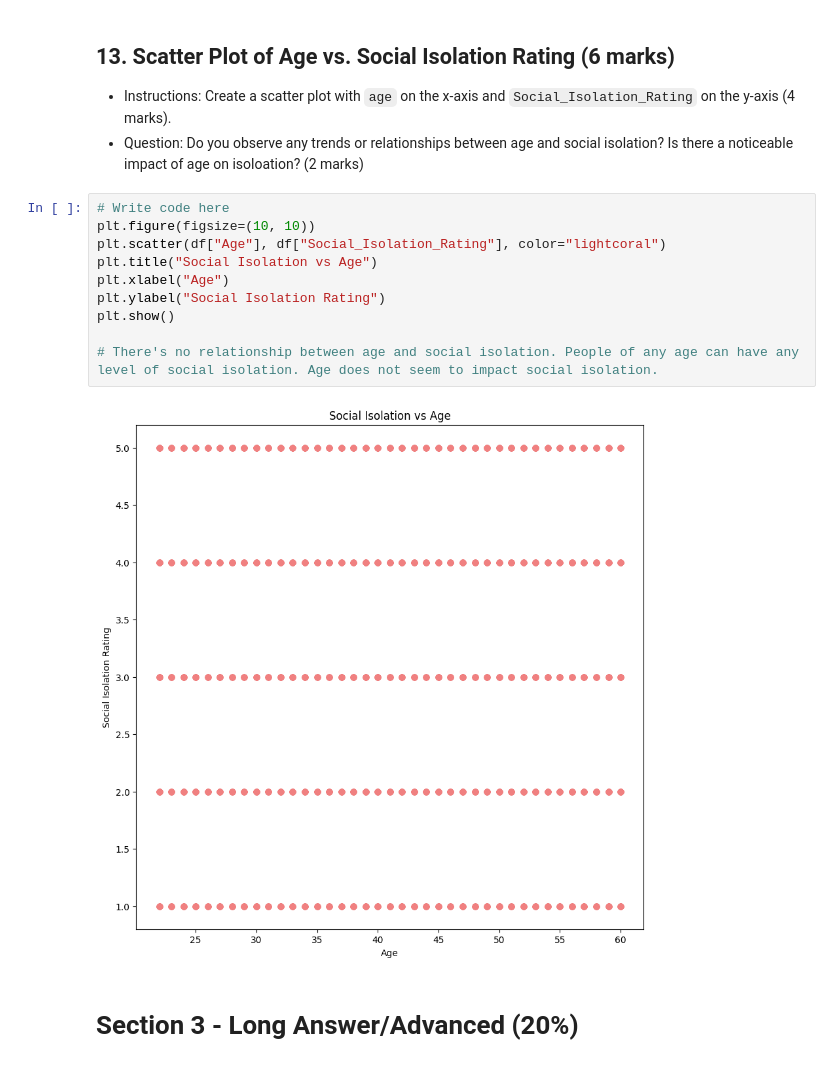
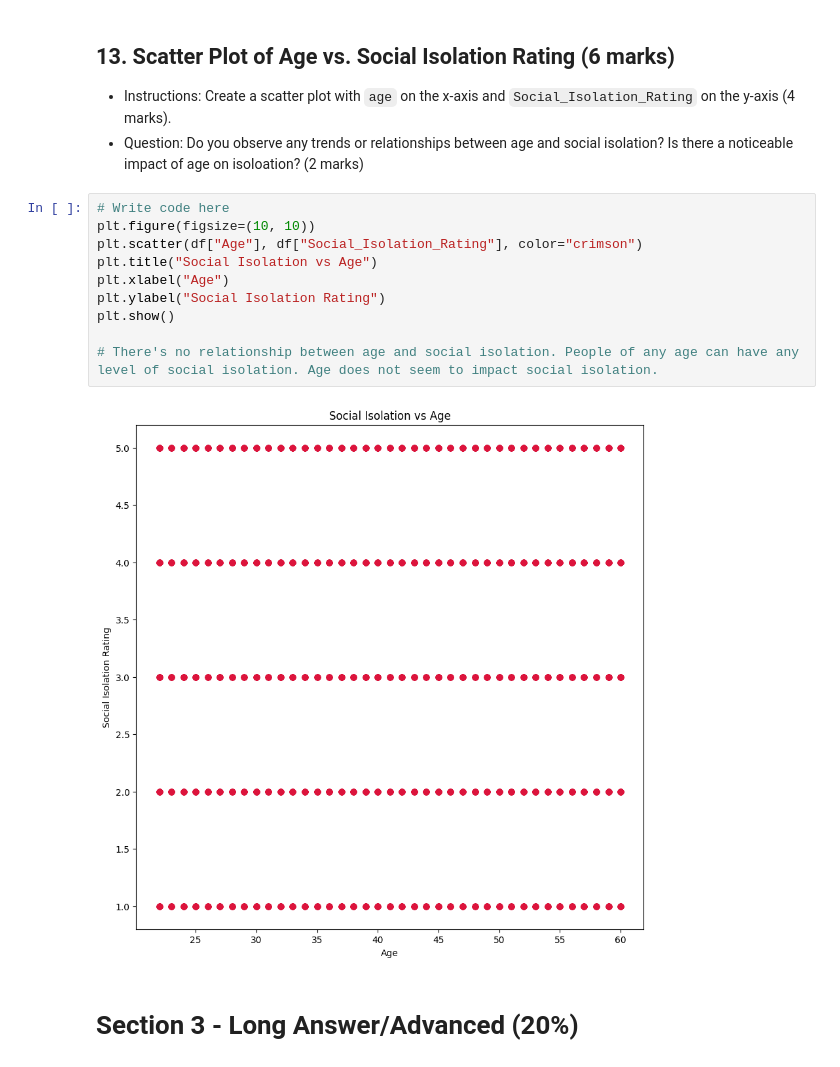
Before and after one commit to cybardev/ShiftKey-DataAnalytics, a Jupyter notebook: Assessment/Data_Analytics_with_Python_Assessment.ipynb, the cells around one changed output. Cells and saved outputs as stored; diff of their text form.

```diff
--- a/Assessment/Data_Analytics_with_Python_Assessment.ipynb
+++ b/Assessment/Data_Analytics_with_Python_Assessment.ipynb
@@ -427,15 +427,15 @@ plt.show()
 # %%
 # Write code here
 plt.figure(figsize=(10, 10))
-plt.scatter(df["Age"], df["Social_Isolation_Rating"], color="lightcoral")
+plt.scatter(df["Age"], df["Social_Isolation_Rating"], color="crimson")
 plt.title("Social Isolation vs Age")
 plt.xlabel("Age")
 plt.ylabel("Social Isolation Rating")
 plt.show()
 
 # There's no relationship between age and social isolation. People of any age can have any level of social isolation. Age does not seem to impact social isolation.
 # %% [output]
-[figure, old version]
+[figure, new version]
 # %% [markdown]
 # Section 3 - Long Answer/Advanced (20%)
 # %% [markdown]
```
Also changed, not shown: parts of 3 cells of this notebook.
